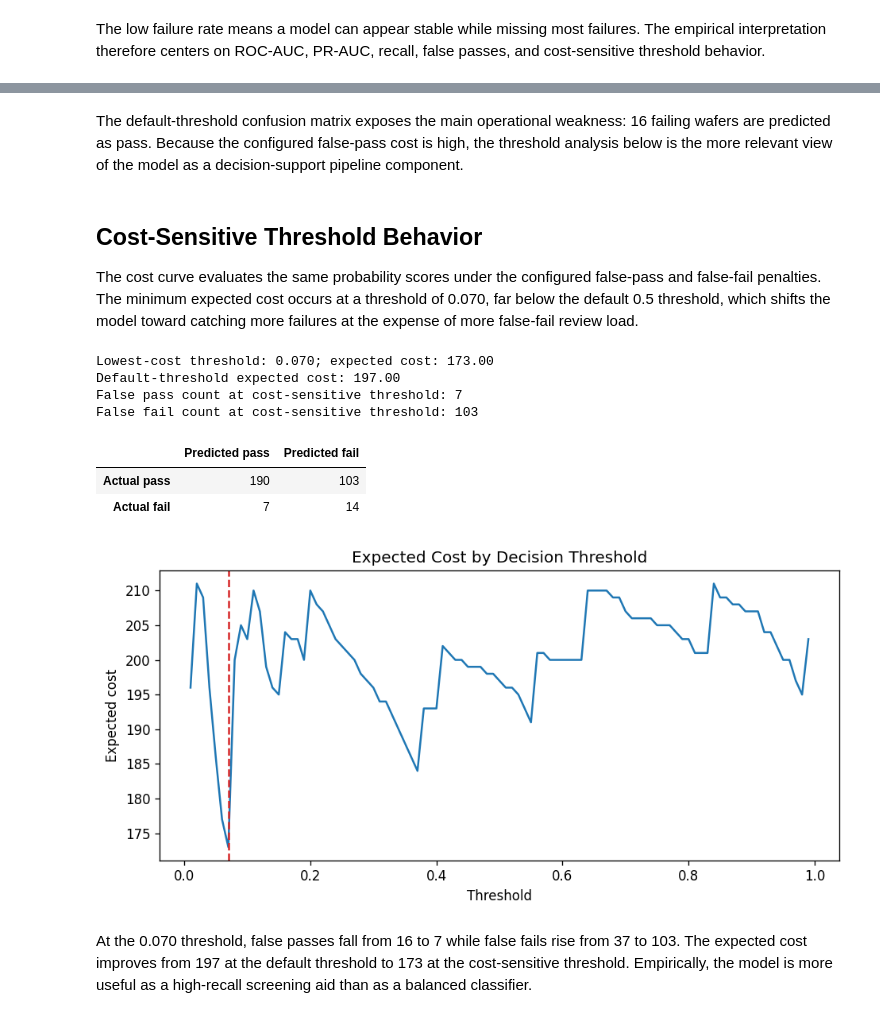
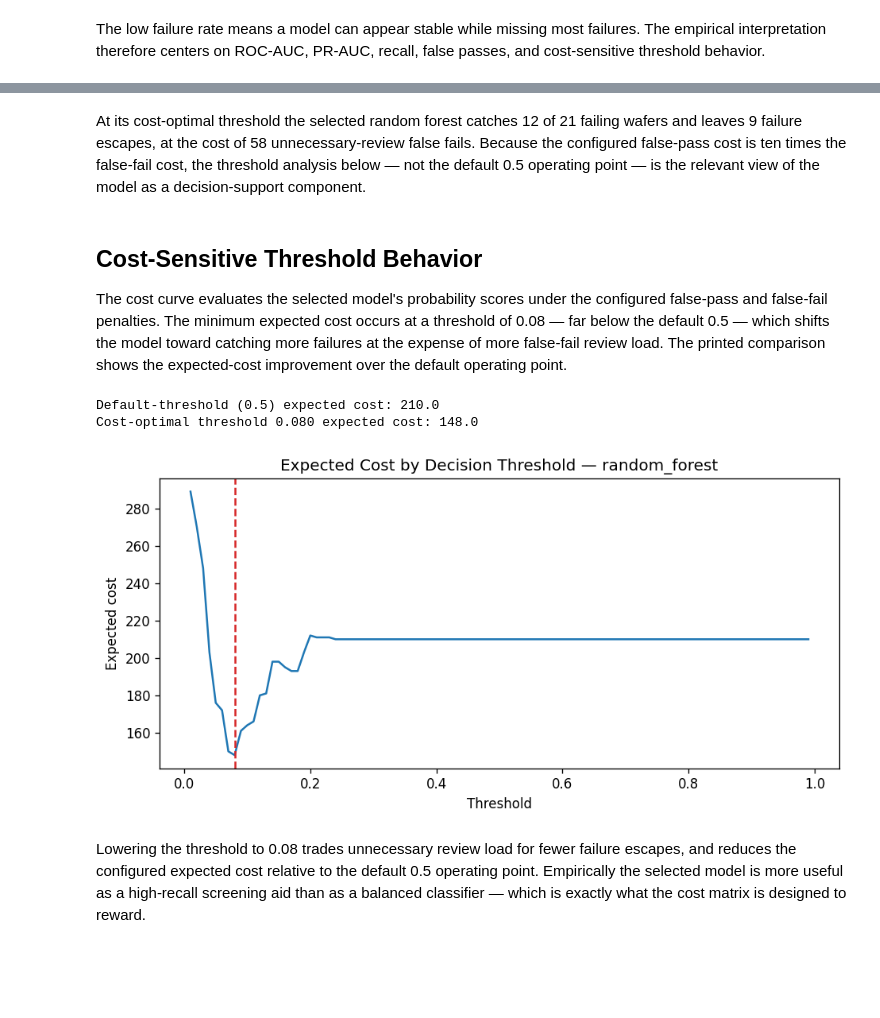
Before and after one commit to virgil-castillo/semiconductor-yield-root-cause, a Jupyter notebook: notebooks/04_model_training_evaluation.ipynb, the cells around one changed output, grey strips where cells are left out. Drawn from its saved outputs; the diff is of its cells as text; code cells hidden in the pictures; blank space fills up the shorter version.

```diff
--- a/notebooks/04_model_training_evaluation.ipynb
+++ b/notebooks/04_model_training_evaluation.ipynb
@@ -38,6 +41,7 @@ The configuration fixes the random seed, a 20% held-out test split, five cross-v
 # %%
 cfg = load_config(ROOT / "configs" / "config.yaml")
 cost_cfg = load_cost_config(ROOT / "configs" / "cost_config.yaml")
+model_cfg = load_model_config(ROOT / "configs" / "model_config.yaml")
 
 processed_dir = ROOT / "data" / "processed"
 models_dir = ROOT / "models"
@@ -52,6 +56,7 @@ config_summary = pd.DataFrame(
         ("missing_threshold", cfg.run.missing_threshold),
         ("variance_threshold", cfg.run.variance_threshold),
         ("correlation_threshold", cfg.run.correlation_threshold),
+        ("search_n_iter", model_cfg["search"]["n_iter"]),
         ("false_fail_cost", cost_cfg.cost_matrix.false_fail),
         ("false_pass_cost", cost_cfg.cost_matrix.false_pass),
         ("threshold_low", cost_cfg.threshold_search.low),
@@ -219,60 +291,38 @@ plt.tight_layout()
 # %% [markdown]
-The default-threshold confusion matrix exposes the main operational weakness: 16 failing wafers are predicted as pass. Because the configured false-pass cost is high, the threshold analysis below is the more relevant view of the model as a decision-support pipeline component.
+At its cost-optimal threshold the selected random forest catches 12 of 21 failing wafers and leaves 9 failure escapes, at the cost of 58 unnecessary-review false fails. Because the configured false-pass cost is ten times the false-fail cost, the threshold analysis below — not the default 0.5 operating point — is the relevant view of the model as a decision-support component.
 # %% [markdown]
 ## Cost-Sensitive Threshold Behavior
 
-The cost curve evaluates the same probability scores under the configured false-pass and false-fail penalties. The minimum expected cost occurs at a threshold of 0.070, far below the default 0.5 threshold, which shifts the model toward catching more failures at the expense of more false-fail review load.
+The cost curve evaluates the selected model's probability scores under the configured false-pass and false-fail penalties. The minimum expected cost occurs at a threshold of 0.08 — far below the default 0.5 — which shifts the model toward catching more failures at the expense of more false-fail review load. The printed comparison shows the expected-cost improvement over the default operating point.
 # %%
 cost_curve = threshold_cost_curve(
-    y_test,
-    y_prob,
-    cost_cfg.cost_matrix,
-    cost_cfg.threshold_search,
-)
-optimal_threshold = find_optimal_threshold(
-    y_test,
-    y_prob,
-    cost_cfg.cost_matrix,
-    cost_cfg.threshold_search,
+    y_test, y_prob, cost_cfg.cost_matrix, cost_cfg.threshold_search
 )
 
 fig, ax = plt.subplots(figsize=(8, 4))
 ax.plot(cost_curve["threshold"], cost_curve["expected_cost"])
-ax.axvline(optimal_threshold.threshold, color="tab:red", linestyle="--")
-ax.set_title("Expected Cost by Decision Threshold")
+ax.axvline(opt.threshold, color="tab:red", linestyle="--")
+ax.set_title(f"Expected Cost by Decision Threshold — {winner}")
 ax.set_xlabel("Threshold")
 ax.set_ylabel("Expected cost")
 plt.tight_layout()
 
-optimal_pred = (y_prob >= optimal_threshold.threshold).astype(int)
-optimal_confusion_df = pd.crosstab(
-    pd.Series(y_test, name="Actual"),
-    pd.Series(optimal_pred, name="Predicted"),
-    dropna=False,
-).reindex(index=[0, 1], columns=[0, 1], fill_value=0)
-optimal_confusion_df.index = ["Actual pass", "Actual fail"]
-optimal_confusion_df.columns = ["Predicted pass", "Predicted fail"]
-optimal_false_pass = int(((y_test == 1) & (optimal_pred == 0)).sum())
-optimal_false_fail = int(((y_test == 0) & (optimal_pred == 1)).sum())
-default_cost = false_pass * cost_cfg.cost_matrix.false_pass + false_fail * cost_cfg.cost_matrix.false_fail
+default_metrics = compute_metrics(y_test, y_prob, threshold=0.5)
+default_cm = default_metrics.confusion_matrix
+default_cost = (
+    default_cm[1][0] * cost_cfg.cost_matrix.false_pass
+    + default_cm[0][1] * cost_cfg.cost_matrix.false_fail
+)
 
+print(f"Default-threshold (0.5) expected cost: {default_cost:.1f}")
 print(
-    f"Lowest-cost threshold: {optimal_threshold.threshold:.3f}; "
-    f"expected cost: {optimal_threshold.expected_cost:.2f}"
+    f"Cost-optimal threshold {opt.threshold:.3f} expected cost: "
+    f"{opt.expected_cost:.1f}"
 )
-print(f"Default-threshold expected cost: {default_cost:.2f}")
-print(f"False pass count at cost-sensitive threshold: {optimal_false_pass}")
-print(f"False fail count at cost-sensitive threshold: {optimal_false_fail}")
-optimal_confusion_df
 # %% [output]
-Lowest-cost threshold: 0.070; expected cost: 173.00
-Default-threshold expected cost: 197.00
-False pass count at cost-sensitive threshold: 7
-False fail count at cost-sensitive threshold: 103
+Default-threshold (0.5) expected cost: 210.0
+Cost-optimal threshold 0.080 expected cost: 148.0
-|  | Predicted pass | Predicted fail |
-| Actual pass | 190 | 103 |
-| Actual fail | 7 | 14 |
-[figure, old version]
+[figure, new version]
 # %% [markdown]
-At the 0.070 threshold, false passes fall from 16 to 7 while false fails rise from 37 to 103. The expected cost improves from 197 at the default threshold to 173 at the cost-sensitive threshold. Empirically, the model is more useful as a high-recall screening aid than as a balanced classifier.
+Lowering the threshold to 0.08 trades unnecessary review load for fewer failure escapes, and reduces the configured expected cost relative to the default 0.5 operating point. Empirically the selected model is more useful as a high-recall screening aid than as a balanced classifier — which is exactly what the cost matrix is designed to reward.
 # %% [markdown]
```
Also changed, not shown: parts of 18 cells of this notebook, 7 other files.
